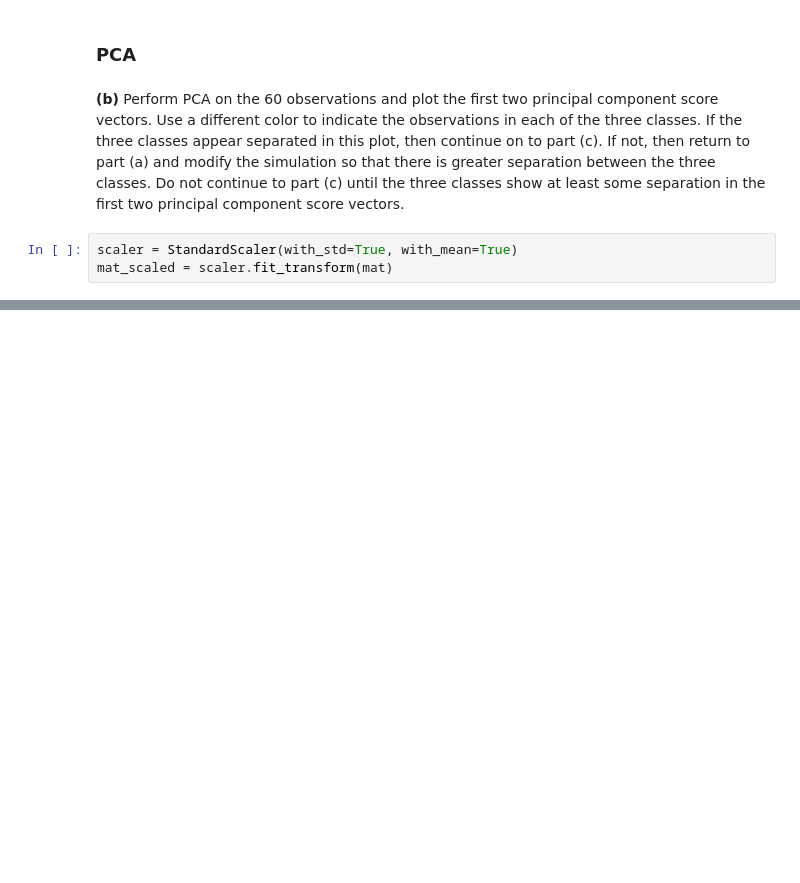
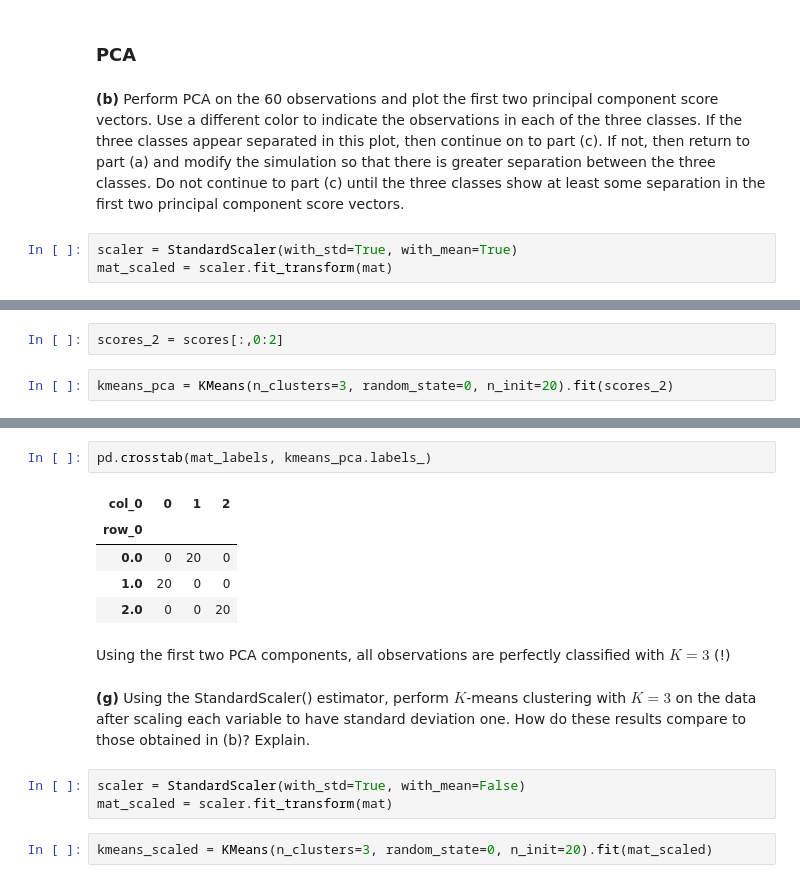
Before and after one commit to drwslv/StanfordOnline-Statistical-Learning, a Jupyter notebook: Ch12 Solutions Applied.ipynb, the cells around one changed output, grey strips where cells are left out. Saved outputs shown, nothing was run; the diff lists cells and outputs as text; blank space fills up the shorter version.

```diff
--- a/Ch12 Solutions Applied.ipynb
+++ b/Ch12 Solutions Applied.ipynb
@@ -310,0 +381,4 @@ Hint: You can use the `pd.crosstab()` function in Python to compare the true cla
+# %%
+scores_2 = scores[:,0:2]
+# %%
+kmeans_pca = KMeans(n_clusters=3, random_state=0, n_init=20).fit(scores_2)
@@ -310,0 +393,17 @@ Hint: You can use the `pd.crosstab()` function in Python to compare the true cla
+# %%
+pd.crosstab(mat_labels, kmeans_pca.labels_)
+# %% [output]
+| col_0 | 0 | 1 | 2 |
+| row_0 |  |  |  |
+| 0.0 | 0 | 20 | 0 |
+| 1.0 | 20 | 0 | 0 |
+| 2.0 | 0 | 0 | 20 |
+# %% [markdown]
+Using the first two PCA components, all observations are perfectly classified with $K=3$ (!)
+# %% [markdown]
+**(g)** Using the StandardScaler() estimator, perform $K$-means clustering with $K = 3$ on the data after scaling each variable to have standard deviation one. How do these results compare to those obtained in (b)? Explain.
+# %%
+scaler = StandardScaler(with_std=True, with_mean=False)
+mat_scaled = scaler.fit_transform(mat)
+# %%
+kmeans_scaled = KMeans(n_clusters=3, random_state=0, n_init=20).fit(mat_scaled)
```
Also changed, not shown: parts of 26 cells of this notebook.
